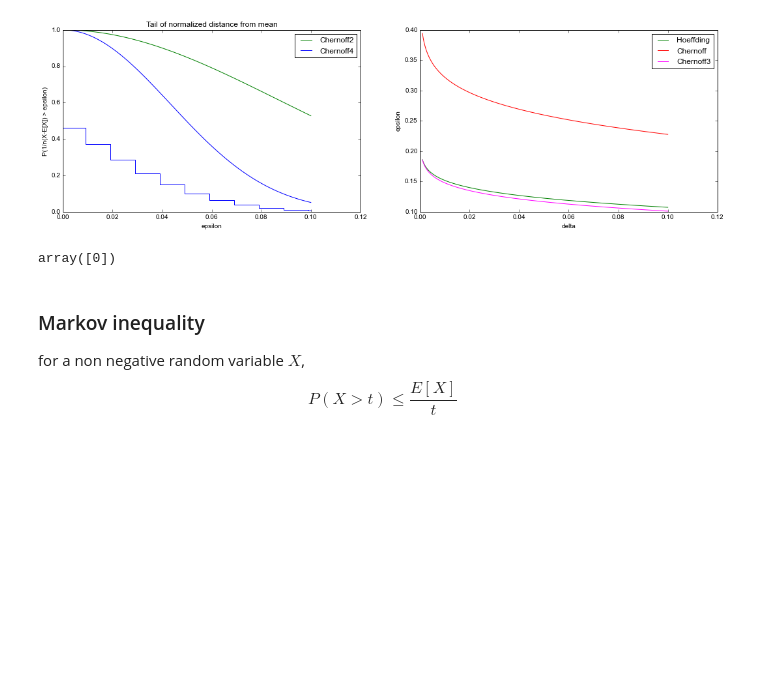
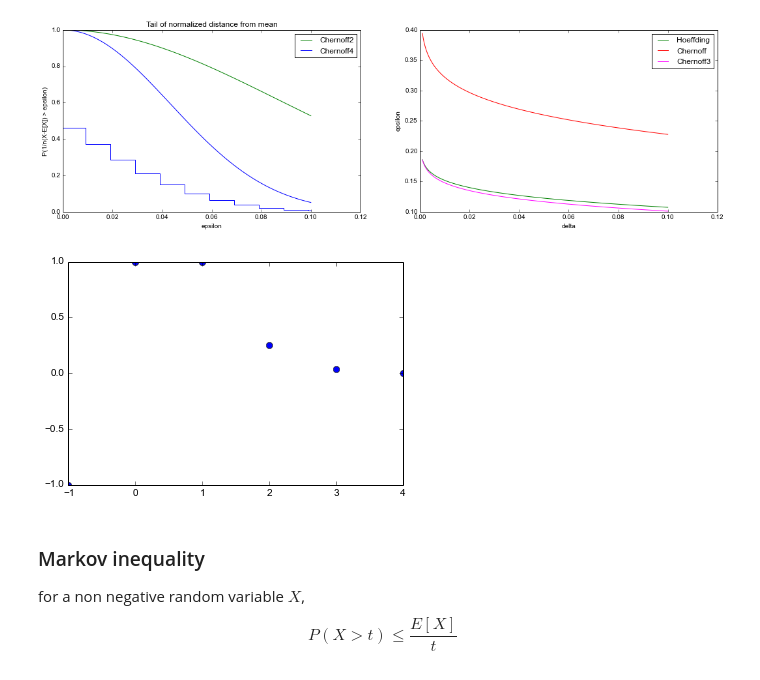
Before and after one commit to finnhacks42/causality, a Jupyter notebook: Inequalities.ipynb, the cells around one changed output. Cells and saved outputs as stored; diff of their text form; code cells hidden in the pictures; blank space fills up the shorter version.

```diff
--- a/Inequalities.ipynb
+++ b/Inequalities.ipynb
@@ -111,10 +111,13 @@ show()
 # %% [output]
 [figure]
 [figure]
-# %%
-                                                                             n
-# %% [output]
-array([0])
+# %%
+x = np.arange(-1,5,1)
+y = [pow(i,-i) for i in x]
+plot(x,y,'o')
+show()
+# %% [output]
+[figure, added]
 # %% [markdown]
 <h3> Markov inequality </h3>
 for a non negative random variable $X$,
```
Also changed, not shown: 7 other files.
